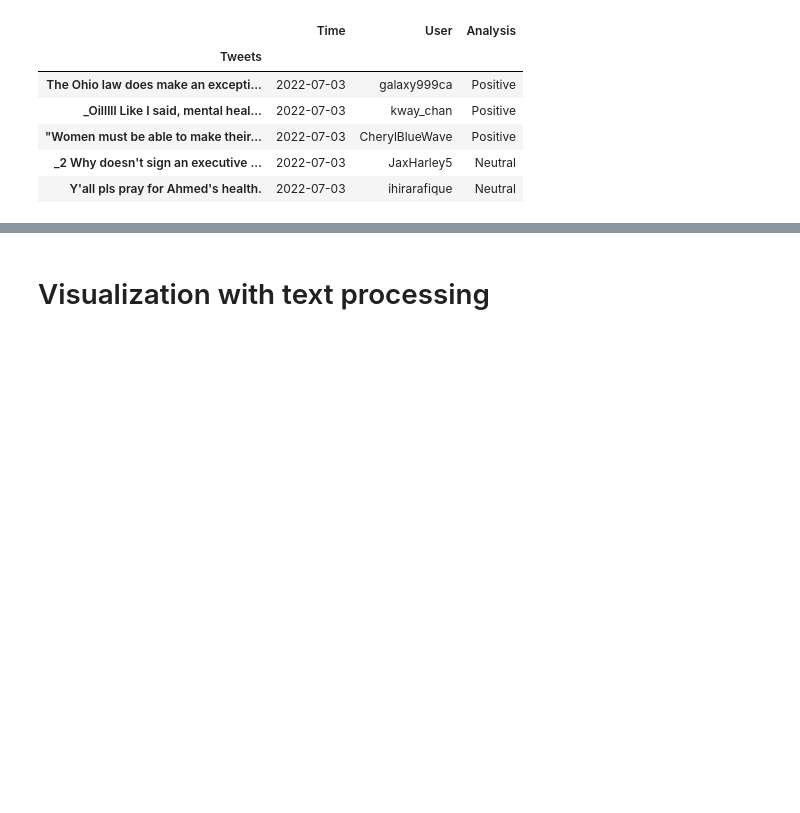
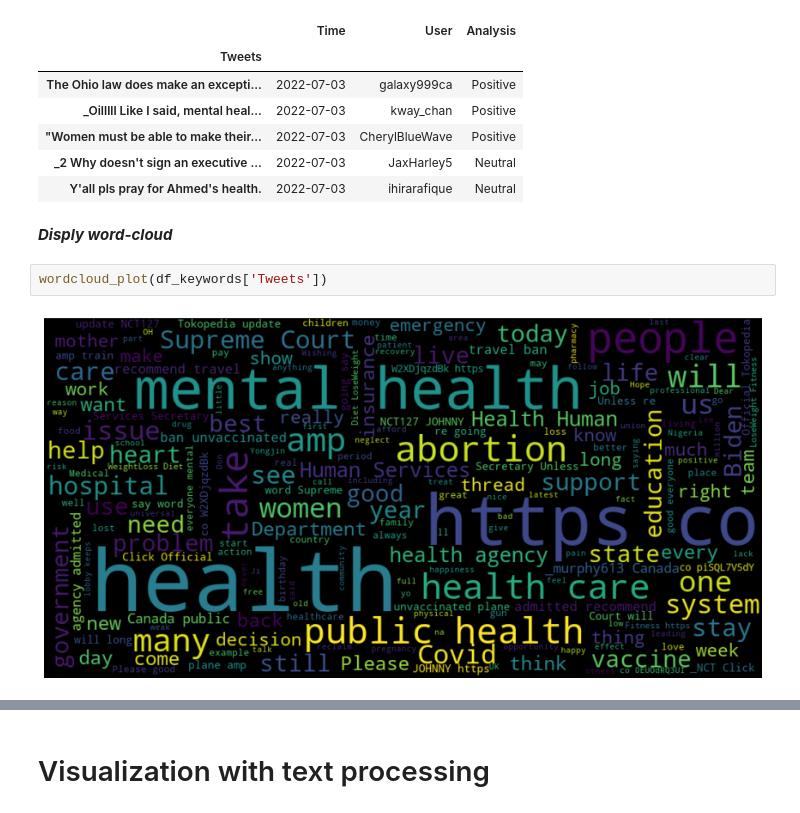
Before and after one commit to mrchapagain/SocialNetworkAnalytics, a Jupyter notebook: TwiteerDataAnalytics.ipynb, the cells around one changed output, grey strips where cells are left out. Drawn from its saved outputs; the diff is of its cells as text; blank space fills up the shorter version.

```diff
--- a/TwiteerDataAnalytics.ipynb
+++ b/TwiteerDataAnalytics.ipynb
@@ -187,3 +201,9 @@ Type the word you want to search tweet by: Health
 | "Women must be able to make their... | 2022-07-03 | CherylBlueWave | Positive |
 | _2 Why doesn't sign an executive ... | 2022-07-03 | JaxHarley5 | Neutral |
 | Y'all pls pray for Ahmed's health. | 2022-07-03 | ihirarafique | Neutral |
+# %% [markdown]
+***Disply word-cloud***
+# %%
+wordcloud_plot(df_keywords['Tweets'])
+# %% [output]
+[figure, added]
```
Also changed, not shown: parts of 11 cells of this notebook.
